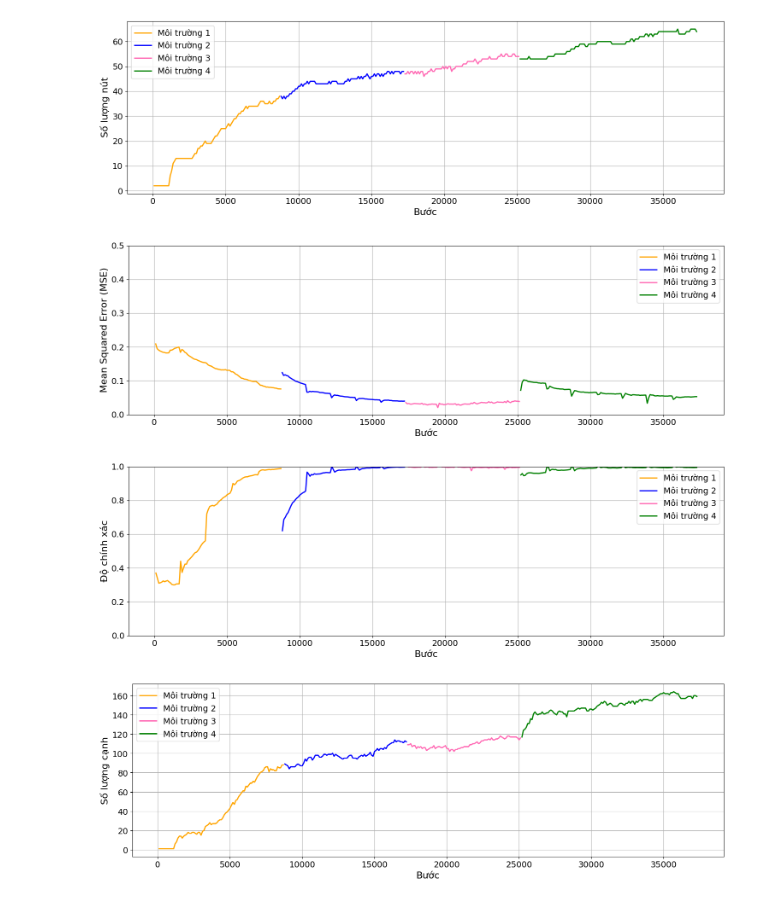
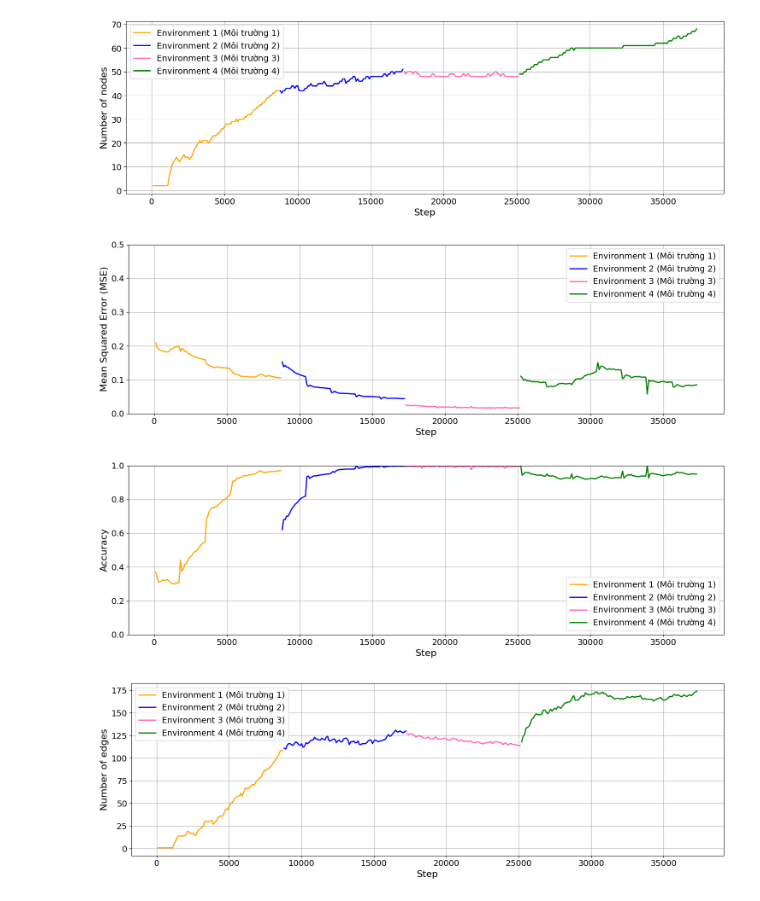
Before and after one commit to ductan2003/Coronary_Heart_Disease_Detection, a Jupyter notebook: Visualize/Final Visualize.ipynb, the cells around one changed output. Saved outputs shown, nothing was run; the diff lists cells and outputs as text; code cells hidden in the pictures.

Commit message:
PGCN: Final Update

```diff
--- a/Visualize/Final Visualize.ipynb
+++ b/Visualize/Final Visualize.ipynb
@@ -103,10 +103,10 @@ matplotlib.rc('legend', fontsize=14)  # Set legend font size
 # B: NonOverlap
 # A: Overlap
 
-env1 = "/Users/tannguyen/Coronary_Heart_Disease_Detection/PGCN/Thesis_log/Env_Change/24-12-09-03:05:04/log_until_8750.json"
-env2 = "/Users/tannguyen/Coronary_Heart_Disease_Detection/PGCN/Thesis_log/Env_Change/24-12-09-03:05:04/log_until_17200.json"
-env3 = "/Users/tannguyen/Coronary_Heart_Disease_Detection/PGCN/Thesis_log/Env_Change/24-12-09-03:05:04/log_until_25180.json"
-env4 = "/Users/tannguyen/Coronary_Heart_Disease_Detection/PGCN/Thesis_log/Env_Change/24-12-09-03:05:04/log_until_37360.json"
+env1 = "/Users/tannguyen/Coronary_Heart_Disease_Detection/PGCN/Thesis_log/Env_Change/24-12-07-03:26:46/log_until_8750.json"
+env2 = "/Users/tannguyen/Coronary_Heart_Disease_Detection/PGCN/Thesis_log/Env_Change/24-12-07-03:26:46/log_until_17200.json"
+env3 = "/Users/tannguyen/Coronary_Heart_Disease_Detection/PGCN/Thesis_log/Env_Change/24-12-07-03:26:46/log_until_25180.json"
+env4 = "/Users/tannguyen/Coronary_Heart_Disease_Detection/PGCN/Thesis_log/Env_Change/24-12-07-03:26:46/log_until_37360.json"
 with open(env1) as f1, open(env2) as f2, open(env3) as f3, open(env4) as f4:
     data1 = json.load(f1)
     data2 = json.load(f2)
@@ -143,62 +143,62 @@ line_width = 2.0
 
 # Plotting: Num nodes
 plt.figure(figsize=(15, 5))
-plt.plot(indexes1, num_nodes1, label="Môi trường 1", color='orange', linewidth=line_width)
-plt.plot(indexes2, num_nodes2, label="Môi trường 2", color='blue', linewidth=line_width)
-plt.plot(indexes3, num_nodes3, label="Môi trường 3", color='#FF69B4', linewidth=line_width)
-plt.plot(indexes4, num_nodes4, label="Môi trường 4", color='green', linewidth=line_width)
-plt.xlabel("Bước")
-plt.ylabel("Số lượng nút")
+plt.plot(indexes1, num_nodes1, label="Environment 1 (Môi trường 1)", color='orange', linewidth=line_width)
+plt.plot(indexes2, num_nodes2, label="Environment 2 (Môi trường 2)", color='blue', linewidth=line_width)
+plt.plot(indexes3, num_nodes3, label="Environment 3 (Môi trường 3)", color='#FF69B4', linewidth=line_width)
+plt.plot(indexes4, num_nodes4, label="Environment 4 (Môi trường 4)", color='green', linewidth=line_width)
+plt.xlabel("Step")
+plt.ylabel("Number of nodes")
 plt.legend()
 plt.grid(True)
 plt.tight_layout()
 plt.show()
 
 # Plotting: MSE
 plt.figure(figsize=(15, 5))
-plt.plot(indexes1, mse_values1, label="Môi trường 1", color='orange', linewidth=line_width)
-plt.plot(indexes2, mse_values2, label="Môi trường 2", color='blue', linewidth=line_width)
-plt.plot(indexes3, mse_values3, label="Môi trường 3", color='#FF69B4', linewidth=line_width)
-plt.plot(indexes4, mse_values4, label="Môi trường 4", color='green', linewidth=line_width)
-plt.xlabel("Bước")
+plt.plot(indexes1, mse_values1, label="Environment 1 (Môi trường 1)", color='orange', linewidth=line_width)
+plt.plot(indexes2, mse_values2, label="Environment 2 (Môi trường 2)", color='blue', linewidth=line_width)
+plt.plot(indexes3, mse_values3, label="Environment 3 (Môi trường 3)", color='#FF69B4', linewidth=line_width)
+plt.plot(indexes4, mse_values4, label="Environment 4 (Môi trường 4)", color='green', linewidth=line_width)
+plt.xlabel("Step")
 plt.ylabel("Mean Squared Error (MSE)")
 plt.ylim(0, 0.5)
 plt.grid(True)
 plt.legend()
 plt.tight_layout()
 plt.show()
 
 # Plotting: Success rate
 plt.figure(figsize=(15, 5))
-plt.plot(indexes1, success_rate1, label="Môi trường 1", color='orange', linewidth=line_width)
-plt.plot(indexes2, success_rate2, label="Môi trường 2", color='blue', linewidth=line_width)
-plt.plot(indexes3, success_rate3, label="Môi trường 3", color='#FF69B4', linewidth=line_width)
-plt.plot(indexes4, success_rate4, label="Môi trường 4", color='green', linewidth=line_width)
-plt.xlabel("Bước")
-plt.ylabel("Độ chính xác")
+plt.plot(indexes1, success_rate1, label="Environment 1 (Môi trường 1)", color='orange', linewidth=line_width)
+plt.plot(indexes2, success_rate2, label="Environment 2 (Môi trường 2)", color='blue', linewidth=line_width)
+plt.plot(indexes3, success_rate3, label="Environment 3 (Môi trường 3)", color='#FF69B4', linewidth=line_width)
+plt.plot(indexes4, success_rate4, label="Environment 4 (Môi trường 4)", color='green', linewidth=line_width)
+plt.xlabel("Step")
+plt.ylabel("Accuracy")
 plt.ylim(0, 1)
 plt.grid(True)
 plt.legend()
 plt.tight_layout()
 plt.show()
 
 # Plotting: Edges
 plt.figure(figsize=(15, 5))
-plt.plot(indexes1, edges1, label="Môi trường 1", color='orange', linewidth=line_width)
-plt.plot(indexes2, edges2, label="Môi trường 2", color='blue', linewidth=line_width)
-plt.plot(indexes3, edges3, label="Môi trường 3", color='#FF69B4', linewidth=line_width)
-plt.plot(indexes4, edges4, label="Môi trường 4", color='green', linewidth=line_width)
-plt.xlabel("Bước")
-plt.ylabel("Số lượng cạnh")
+plt.plot(indexes1, edges1, label="Environment 1 (Môi trường 1)", color='orange', linewidth=line_width)
+plt.plot(indexes2, edges2, label="Environment 2 (Môi trường 2)", color='blue', linewidth=line_width)
+plt.plot(indexes3, edges3, label="Environment 3 (Môi trường 3)", color='#FF69B4', linewidth=line_width)
+plt.plot(indexes4, edges4, label="Environment 4 (Môi trường 4)", color='green', linewidth=line_width)
+plt.xlabel("Step")
+plt.ylabel("Number of edges")
 plt.legend()
 plt.grid(True)
 plt.tight_layout()
 plt.show()
 # %% [output]
-[figure, old version]
+[figure, new version]
-[figure, old version]
+[figure, new version]
-[figure, old version]
+[figure, new version]
-[figure, old version]
+[figure, new version]
 # %%
 import json
 import matplotlib.pyplot as plt
```
Also changed, not shown: parts of 2 cells of this notebook, 5 other files.
